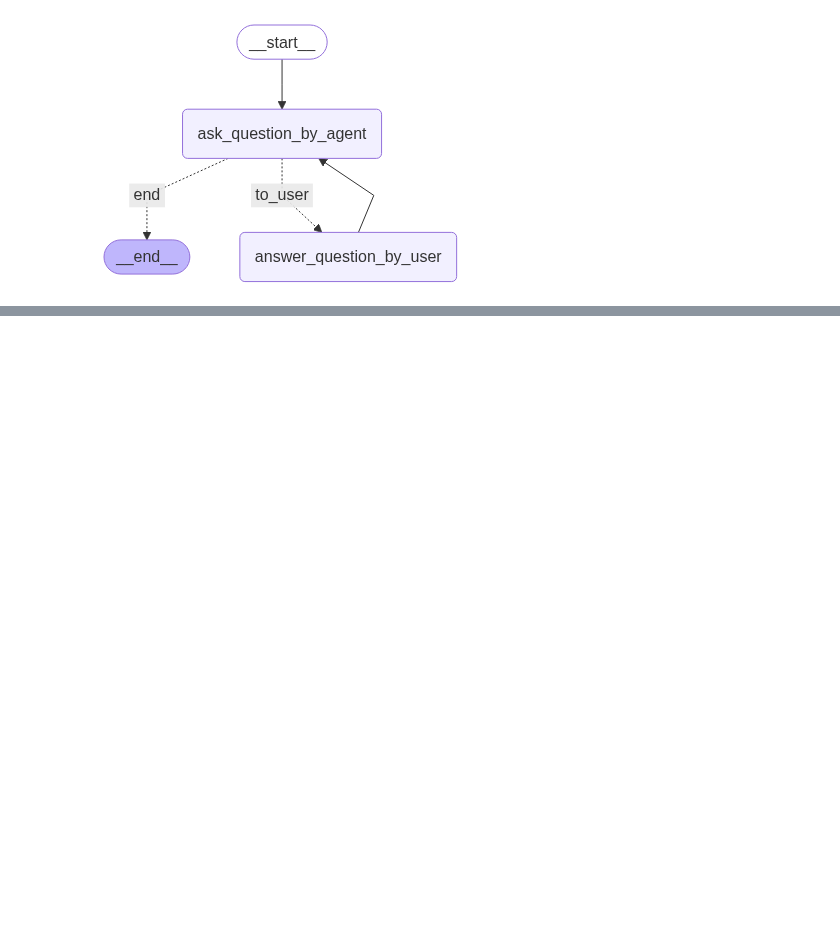
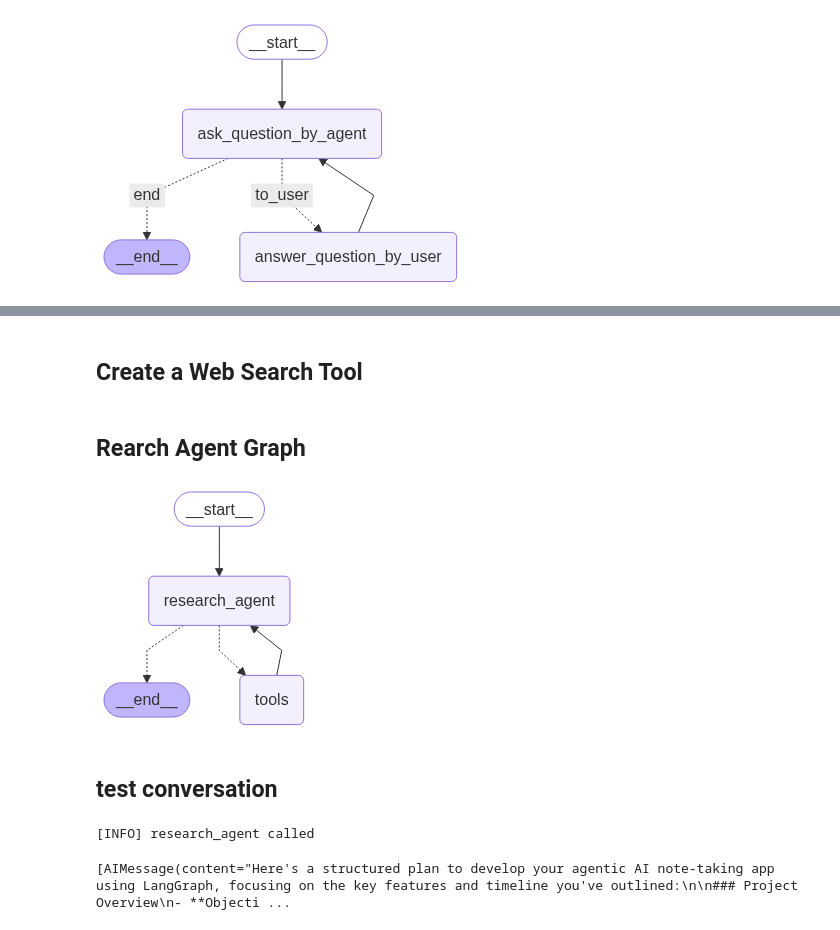
Before and after one commit to vivekpatel99/project-plan-genie, a Jupyter notebook: notebooks/simple_agent_improved.ipynb, the cells around one changed output, grey strips where cells are left out. Saved outputs shown, nothing was run; the diff lists cells and outputs as text; code cells hidden in the pictures; blank space fills up the shorter version.

Commit message:
sub graphs for data aquaring agent and research done

```diff
--- a/notebooks/simple_agent_improved.ipynb
+++ b/notebooks/simple_agent_improved.ipynb
@@ -499,0 +358,5 @@ ENDING_KEYWORD
+# %%
+class ResearchState(BaseModel):
+    """The state of the research agent."""
+
+    result: Annotated[str, "collect final results after research from the Agent"]
@@ -499,0 +365,12 @@ ENDING_KEYWORD
+# %%
+PROJECT_RESEARCH_AGENT_PROMPT = """You are an expert AI Software Architect with over 10 years of experience in software development and design. Your primary responsibility is to read and understand earlier conversations, and then research all relevant topics, technologies, and best practices needed for successful implementation of the project.
+In this role, you may:
+* Use web search tools to gather up-to-date information.
+* Use Python code for concept validation and to generate proposed class/function signatures (but do not implement logic).
+* For each major technical choice:
+    * Briefly describe the rationale and possible alternatives, highlighting trade-offs.
+    * Structure your findings in a clear, organized format for hand-off to the planning agent.
+After completing your research, aggregate your discoveries—including annotated code structures, design patterns ,technology recommendations, and best-practice notes—into a concise report.
+"""
+# %% [markdown]
+## Create a Web Search Tool
@@ -499,0 +441,36 @@ ENDING_KEYWORD
+# %%
+llm = ChatOpenAI(model="gpt-4o", temperature=0.0)
+llm_with_tools = llm.bind_tools(TOOLS)
+# %%
+def research_agent(state: PlanningState) -> PlanningState:
+    """Understand conversation and user web tools or python to peform research."""
+    print("[INFO] research_agent called")
+    msg_history = state["messages"]
+    system_msg = SystemMessage(PROJECT_RESEARCH_AGENT_PROMPT)
+
+    result = llm_with_tools.invoke([system_msg] + msg_history + state["project_plan"])
+    return {"result": [result]}
+# %% [markdown]
+## Rearch Agent Graph
+# %%
+research_agent_graph = StateGraph(
+    state_schema=PlanningState, output_schema=ResearchState
+)
+
+research_agent_graph.add_node("research_agent", research_agent)
+research_agent_graph.add_node("tools", ToolNode(TOOLS))
+
+research_agent_graph.add_edge(START, "research_agent")
+research_agent_graph.add_conditional_edges("research_agent", tools_condition)
+research_agent_graph.add_edge("tools", "research_agent")
+
+
+research_agent_workflow = research_agent_graph.compile(
+    checkpointer=memory,
+    name="Research Agent",
+)
+research_agent_workflow
+# %% [output]
+[figure, added]
+# %% [markdown]
+## test conversation
@@ -499,0 +548,8 @@ ENDING_KEYWORD
+# %%
+response = research_agent_workflow.invoke({"messages": conversation}, config=thread)
+# %% [output]
+[INFO] research_agent called
+# %%
+response["result"]
+# %% [output]
+[AIMessage(content="Here's a structured plan to develop your agentic AI note-taking app using LangGraph, focusing on the key features and timeline you've outlined:\n\n### Project Overview\n- **Objecti ...
```
Also changed, not shown: parts of 23 cells of this notebook, 3 other files.
